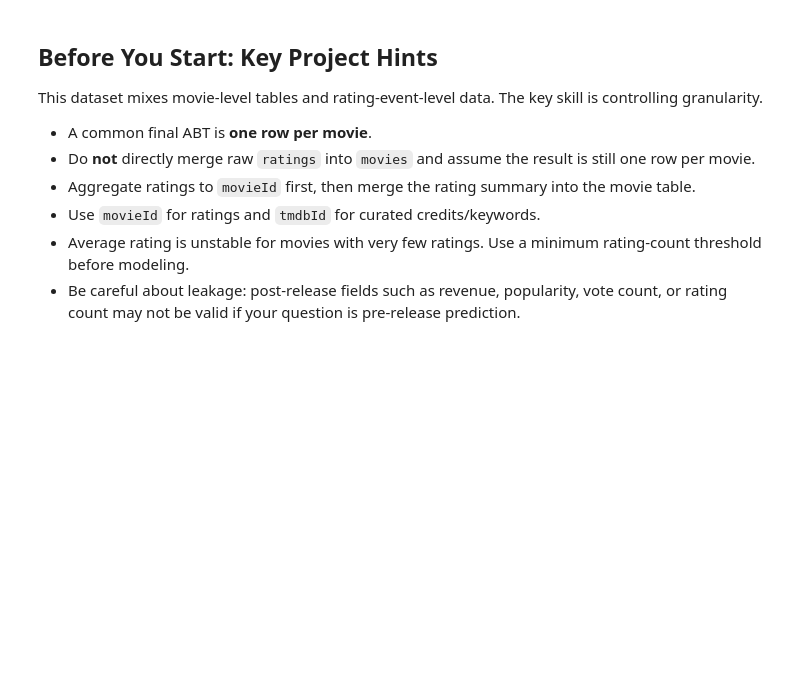
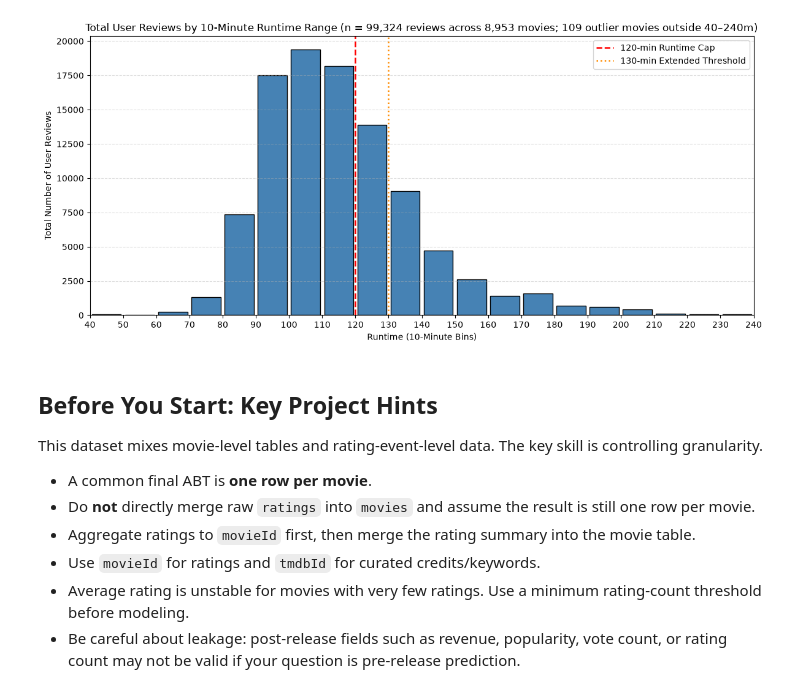
Before and after one commit to tmack92/mackay_tim_ban5003_sem_project_movies, a Jupyter notebook: notebooks/movies_project_starter.ipynb, the cells around one changed output. Saved outputs shown, nothing was run; the diff lists cells and outputs as text; code cells hidden in the pictures; blank space fills up the shorter version.

```diff
--- a/notebooks/movies_project_starter.ipynb
+++ b/notebooks/movies_project_starter.ipynb
@@ -13,3 +72,46 @@ Start each milestone by reading the matching Canvas milestone assignment page. T
+# %%
+
+valid_movies = movie_reviews[movie_reviews["runtime"] > 0].copy()
+
+# 10-minute bins from 40 to 240 minutes
+bins = np.arange(40, 250, 10)
+in_range = valid_movies[(valid_movies["runtime"] >= 40) & (valid_movies["runtime"] <= 240)]
+outliers = valid_movies[(valid_movies["runtime"] < 40) | (valid_movies["runtime"] > 240)]
+
+plt.figure(figsize=(12, 5.5))
+
+# Using weights='rating_count' sums total reviews in each 10-minute runtime bin
+plt.hist(
+    in_range["runtime"],
+    bins=bins,
+    weights=in_range["rating_count"],
+    edgecolor="black",
+    color="steelblue",
+    rwidth=0.88
+)
+
+# Reference lines for your 120-min cap and 130-min extended threshold
+plt.axvline(120, color="red", linestyle="--", linewidth=1.8, label="120-min Runtime Cap")
+plt.axvline(130, color="darkorange", linestyle=":", linewidth=1.8, label="130-min Extended Threshold")
+
+plt.xticks(bins)
+plt.xlim(40, 240)
+plt.title(
+    f"Total User Reviews by 10-Minute Runtime Range "
+    f"(n = {int(in_range['rating_count'].sum()):,} reviews across {len(in_range):,} movies; "
+    f"{len(outliers)} outlier movies outside 40–240m)"
+)
+plt.xlabel("Runtime (10-Minute Bins)")
+plt.ylabel("Total Number of User Reviews")
+plt.grid(axis="y", linestyle="--", alpha=0.4)
+plt.legend()
+plt.tight_layout()
+
+# Save high-res image for your morning email
+plt.savefig("../outputs/reviews_by_runtime_10min.png", dpi=300, bbox_inches="tight")
+plt.show()
+# %% [output]
+[figure, added]
 # %% [markdown]
 ## Before You Start: Key Project Hints
 
```
Also changed, not shown: parts of 4 cells of this notebook, 2 other files.
